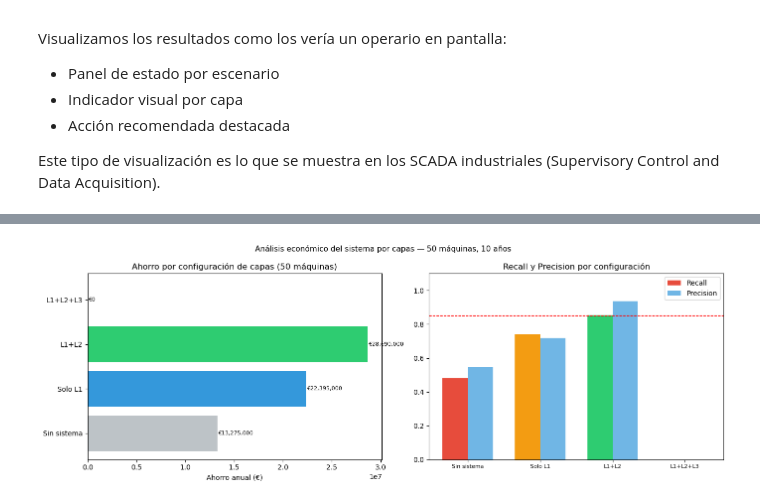
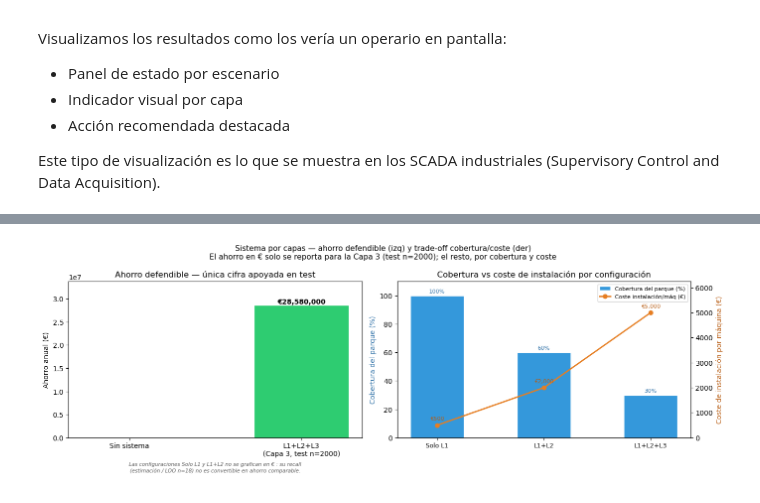
Before and after one commit to ngalparsoro/Milling-Machine-Failure-Prediction, a Jupyter notebook: notebooks/07_Sistema_Industrial.ipynb, the cells around one changed output, grey strips where cells are left out. Drawn from its saved outputs; the diff is of its cells as text; code cells hidden in the pictures.

```diff
--- a/notebooks/07_Sistema_Industrial.ipynb
+++ b/notebooks/07_Sistema_Industrial.ipynb
@@ -43,8 +43,8 @@ import matplotlib.patches as mpatches
 import pickle, os, glob, warnings
 warnings.filterwarnings('ignore')
 
-PROC_DIR   = os.path.join('..', 'data', 'processed')
-MODELS_DIR = os.path.join('..', 'models')
+import sys; sys.path.insert(0, '../src')
+from paths import PROCESSED as PROC_DIR, MODELS as MODELS_DIR
 
 # ── Tipos de fallo AI4I ──────────────────────────────────────────────────────
 FAULT_NAMES = {
@@ -617,43 +616,67 @@ Coste baseline (sin sistema): €34,000,000/año
 # %%
-# Visualización del impacto económico por configuración
+# Visualización — separamos las dos cosas que SÍ son comparables:
+#   (izq) el único ahorro defendible en € (Capa 3, test n=2000) vs baseline
+#   (der) cobertura vs coste de instalación por configuración (trade-off real)
+# Ya NO se dibujan barras de ahorro para "Solo L1" / "L1+L2": sus recalls no son
+# convertibles en € comparables, así que compararlas en ahorro inducía a error.
 fig, axes = plt.subplots(1, 2, figsize=(14, 5))
 
-cfg_names   = list(configs.keys())
-recalls     = [c['recall'] for c in configs.values()]
-precisions  = [c['precision'] for c in configs.values()]
-savings     = []
-for cfg in configs.values():
-    fn = int(N_FAILURES_YEAR * (1 - cfg['recall'])) * N_MACHINES
-    fp = int(N_PREDICTIONS * (1 - cfg['precision']) * cfg['recall']) * N_MACHINES
-    savings.append(baseline_cost - fn * COST_FN - fp * COST_FP)
+short_map = {
+    'Solo Capa 1 (solo sensores eléctricos)': 'Solo L1',
+    'Capa 1 + 2 (eléctrico + CNC OPC-UA)':    'L1+L2',
+    'Capa 1 + 2 + 3 (sistema completo)':      'L1+L2+L3',
+}
+short_names = [short_map[k] for k in configs]
 
-colors = ['#bdc3c7','#3498db','#2ecc71','#e74c3c']
-short_names = ['Sin sistema','Solo L1','L1+L2','L1+L2+L3']
+# ── Panel izquierdo: ahorro defendible (solo Capa 3) ────────────────────────
+ax0 = axes[0]
+ax0.bar(['Sin sistema'], [0], color='#bdc3c7', edgecolor='white', width=0.55)
+ax0.bar(['L1+L2+L3\n(Capa 3, test n=2000)'], [saving_full],
+        color='#2ecc71', edgecolor='white', width=0.55)
+ax0.set_ylabel('Ahorro anual (€)')
+ax0.set_title('Ahorro defendible — única cifra apoyada en test')
+ax0.text(1, saving_full, f'€{saving_full:,.0f}', ha='center', va='bottom',
+         fontsize=10, fontweight='bold')
+ax0.text(0.5, -0.22,
+         'Las configuraciones Solo L1 y L1+L2 no se grafican en € : su recall\n'
+         '(estimación / LOO n=18) no es convertible en ahorro comparable.',
+         transform=ax0.transAxes, ha='center', fontsize=7.5, color='#555', style='italic')
+ax0.margins(y=0.18)
 
-axes[0].barh(short_names, savings, color=colors)
-axes[0].axvline(0, color='black', lw=1)
-axes[0].set_xlabel('Ahorro anual (€)')
-axes[0].set_title('Ahorro por configuración de capas (50 máquinas)')
-for i, (v, n) in enumerate(zip(savings, short_names)):
-    axes[0].text(max(v + 50000, 50000), i, f'€{v:,.0f}', va='center', fontsize=8)
+# ── Panel derecho: cobertura vs coste de instalación (trade-off real) ────────
+ax1 = axes[1]
+coverage = [c['coverage_pct'] for c in configs.values()]
+install  = [c['cost_install'] for c in configs.values()]
+x = np.arange(len(short_names))
 
-x = np.arange(len(short_names))
-w = 0.35
-axes[1].bar(x - w/2, recalls,    w, label='Recall',    color=['#e74c3c' if r < 0.5
-            else '#f39c12' if r < 0.75 else '#2ecc71' for r in recalls])
-axes[1].bar(x + w/2, precisions, w, label='Precision', color=['#3498db']*len(precisions), alpha=0.7)
-axes[1].set_xticks(x); axes[1].set_xticklabels(short_names, fontsize=8)
-axes[1].set_ylim(0, 1.1)
-axes[1].set_title('Recall y Precision por configuración')
-axes[1].legend()
-axes[1].axhline(0.85, color='red', ls='--', lw=1, label='Objetivo Recall≥0.85')
+bars = ax1.bar(x, coverage, width=0.5, color='#3498db', edgecolor='white',
+               label='Cobertura del parque (%)')
+ax1.set_ylabel('Cobertura del parque (%)', color='#2c6fa6')
+ax1.set_ylim(0, 110)
+ax1.set_xticks(x); ax1.set_xticklabels(short_names, fontsize=9)
+for xi, cov in zip(x, coverage):
+    ax1.text(xi, cov + 2, f'{cov}%', ha='center', fontsize=8, color='#2c6fa6')
 
-plt.suptitle('Análisis económico del sistema por capas — 50 máquinas, 10 años',
+ax1b = ax1.twinx()
+ax1b.plot(x, install, 'o-', color='#e67e22', lw=2, label='Coste instalación/máq (€)')
+ax1b.set_ylabel('Coste de instalación por máquina (€)', color='#b85c12')
+ax1b.set_ylim(0, max(install) * 1.25)
+for xi, ci in zip(x, install):
+    ax1b.text(xi, ci + max(install) * 0.04, f'€{ci:,}', ha='center',
+              fontsize=8, color='#b85c12')
+
+ax1.set_title('Cobertura vs coste de instalación por configuración')
+h0, l0 = ax1.get_legend_handles_labels()
+h1, l1 = ax1b.get_legend_handles_labels()
+ax1.legend(h0 + h1, l0 + l1, loc='upper right', fontsize=8)
+
+plt.suptitle('Sistema por capas — ahorro defendible (izq) y trade-off cobertura/coste (der)\n'
+             'El ahorro en € solo se reporta para la Capa 3 (test n=2000); el resto, por cobertura y coste',
              fontsize=11)
 plt.tight_layout()
 plt.show()
 # %% [output]
-[figure, old version]
+[figure, new version]
 # %% [markdown]
 ## 8. Conclusiones y guía de despliegue
 
```
Also changed, not shown: parts of 10 cells of this notebook, 56 other files.
